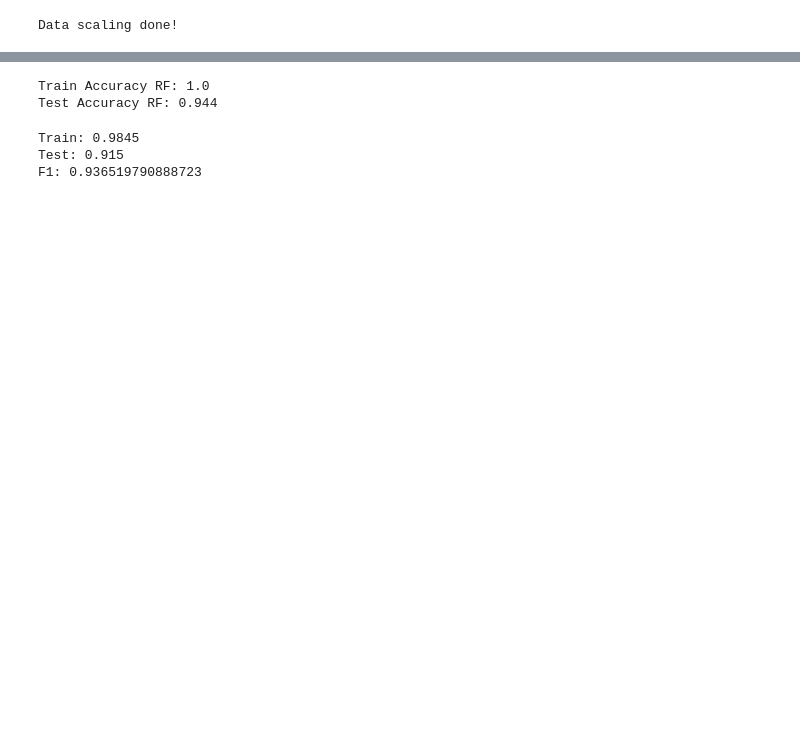
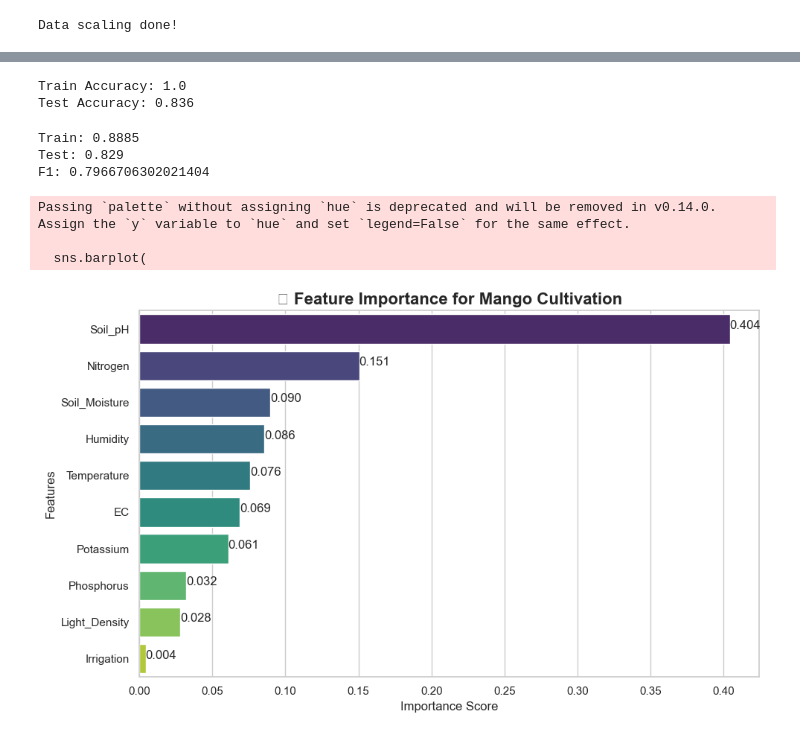
Before and after one commit to vanshikaagarwal23/mango-cultivation-soil-analysis-ml, a Jupyter notebook: model2.ipynb, the cells around one changed output, grey strips where cells are left out. Cells and saved outputs as stored; diff of their text form; code cells hidden in the pictures; blank space fills up the shorter version.

```diff
--- a/model2.ipynb
+++ b/model2.ipynb
@@ -2,7 +2,7 @@
 import pandas as pd
 
 # Load dataset from CSV file
-df = pd.read_csv(r"C:\Users\vansh\OneDrive\Desktop\mango\ml model\data\mango_soil_dataset_5000.csv")
+df = pd.read_csv(r"C:\Users\vansh\OneDrive\Desktop\mango\ml model\data\dataset_mango.csv")
 
 # Show first 5 rows
 print(df.head())
@@ -196,16 +256,18 @@ Feasible
 Name: count, dtype: int64
 # %%
-print("Train Accuracy RF:", rf_model.score(X_train, y_train))
-print("Test Accuracy RF:", rf_model.score(X_test, y_test))
+print("Train Accuracy:", rf_model.score(X_train, y_train))
+print("Test Accuracy:", rf_model.score(X_test, y_test))
 # %% [output]
-Train Accuracy RF: 1.0
-Test Accuracy RF: 0.944
+Train Accuracy: 1.0
+Test Accuracy: 0.836
 # %%
+from sklearn.model_selection import cross_val_score
 rf_model = RandomForestClassifier(
-    n_estimators=100,
-    max_depth=10,
-    min_samples_split=10,
-    min_samples_leaf=5,
+    n_estimators=300,
+    max_depth=6,
+    min_samples_split=25,
+    min_samples_leaf=15,
+    max_features='sqrt',
     random_state=42
 )
 
@@ -216,12 +278,64 @@ print("Train:", rf_model.score(X_train, y_train))
 print("Test:", rf_model.score(X_test, y_test))
 print("F1:", f1_score(y_test, rf_pred))
 # %% [output]
-Train: 0.9845
-Test: 0.915
-F1: 0.936519790888723
+Train: 0.8885
+Test: 0.829
+F1: 0.7966706302021404
 # %%
+from sklearn.ensemble import RandomForestClassifier
+
 rf_model = RandomForestClassifier(
-    class_weight='balanced',
+    n_estimators=100,
     max_depth=10,
+    min_samples_split=10,
+    min_samples_leaf=5,
     random_state=42
 )
+
+rf_model.fit(X_train, y_train)
+# ===================== 🌱 FEATURE IMPORTANCE (RANDOM FOREST) =====================
+
+import pandas as pd
+import seaborn as sns
+import matplotlib.pyplot as plt
+
+# Get feature importance
+importances = rf_model.feature_importances_
+
+# Convert to DataFrame
+feature_importance_df = pd.DataFrame({
+    'Feature': X.columns,
+    'Importance': importances
+})
+
+# Sort values
+feature_importance_df = feature_importance_df.sort_values(by='Importance', ascending=False)
+
+# Plot
+plt.figure(figsize=(10,6))
+
+sns.barplot(
+    x='Importance',
+    y='Feature',
+    data=feature_importance_df,
+    palette='viridis'
+)
+
+plt.title("🌿 Feature Importance for Mango Cultivation", fontsize=16, fontweight='bold')
+plt.xlabel("Importance Score")
+plt.ylabel("Features")
+
+# Add values on bars
+for index, value in enumerate(feature_importance_df['Importance']):
+    plt.text(value, index, f"{value:.3f}")
+
+plt.tight_layout()
+plt.show()
+
+
+# ===================== END =====================
+# %% [output]
+Passing `palette` without assigning `hue` is deprecated and will be removed in v0.14.0. Assign the `y` variable to `hue` and set `legend=False` for the same effect.
+
+  sns.barplot(
+[figure, added]
```
Also changed, not shown: parts of 15 cells of this notebook, 2 other files.
